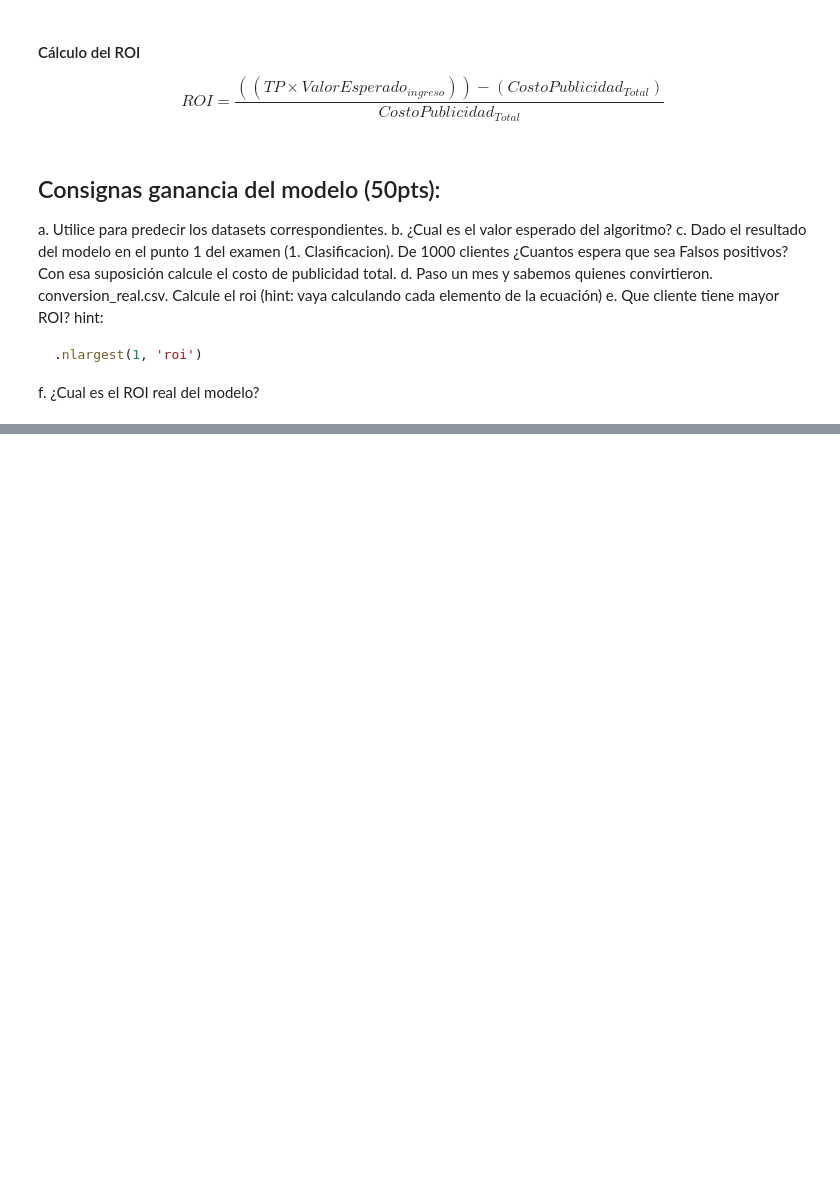
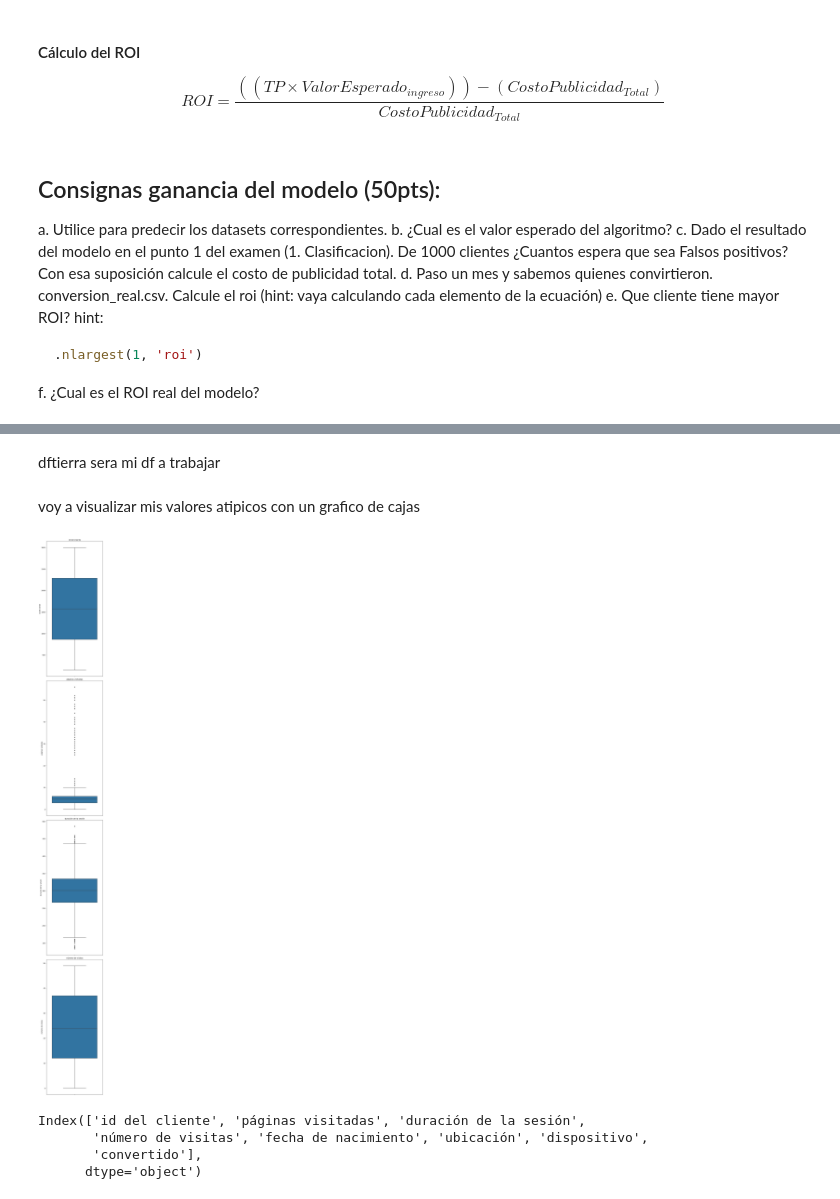
Before and after one commit to Chiaraaorlando/segundoparcialpoo, a Jupyter notebook: examen_30_11.ipynb, the cells around one changed output, grey strips where cells are left out. Cells and saved outputs as stored; diff of their text form; code cells hidden in the pictures; blank space fills up the shorter version.

```diff
--- a/examen_30_11.ipynb
+++ b/examen_30_11.ipynb
@@ -175,0 +431,8 @@ f. ¿Cual es el ROI real del modelo?
+# %% [markdown]
+dftierra sera mi df a trabajar
+# %% [markdown]
+voy a visualizar mis valores atipicos con un grafico de cajas
+# %%
+grafico_out_boxplot(dftierra)
+# %% [output]
+[figure, added]
@@ -175,0 +458,7 @@ f. ¿Cual es el ROI real del modelo?
+# %%
+dftierra.columns
+# %% [output]
+Index(['id del cliente', 'páginas visitadas', 'duración de la sesión',
+       'número de visitas', 'fecha de nacimiento', 'ubicación', 'dispositivo',
+       'convertido'],
+      dtype='object')
```
Also changed, not shown: parts of 43 cells of this notebook, 2 other files.
